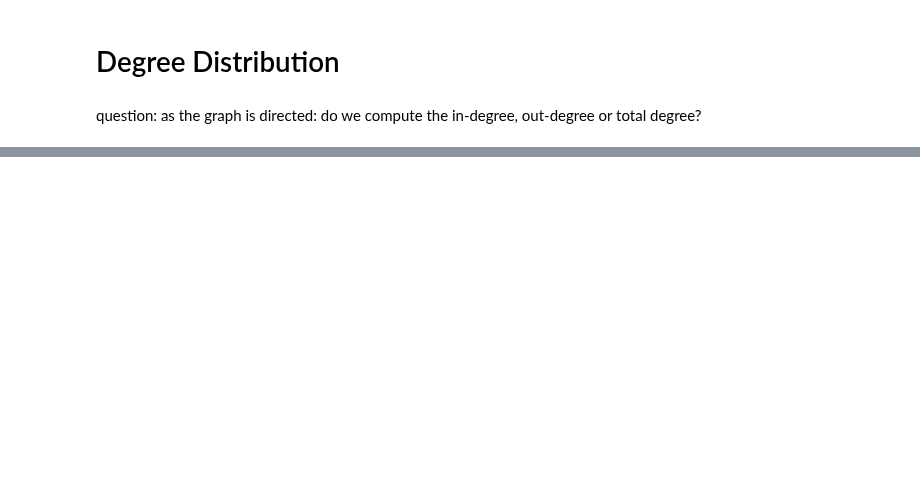
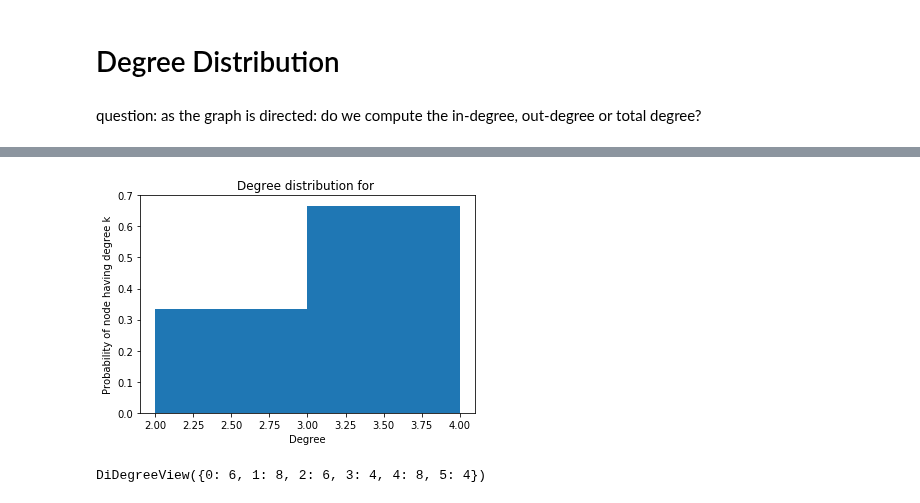
Before and after one commit to isabelaconstantin/wikinet, a Jupyter notebook: Project/Data_Exploration.ipynb, the cells around one changed output, grey strips where cells are left out. Cells and saved outputs as stored; diff of their text form; code cells hidden in the pictures; blank space fills up the shorter version.

```diff
--- a/Project/Data_Exploration.ipynb
+++ b/Project/Data_Exploration.ipynb
@@ -123,0 +201,24 @@ for G in Graphs:
+# %%
+def plot_distribution(degree):
+    '''
+    degree list: the list of node degrees
+    network_type: string used for plotting the title
+    '''
+    fig = plt.figure()
+    ax = plt.gca()
+    bins = min(int(np.max(degree) - np.min(degree)), 100)
+    a = plt.hist(degree, bins=bins, density=True)
+    #log = True
+    plt.xlabel('Degree')
+    plt.ylabel('Probability of node having degree k')
+    plt.title('Degree distribution for ')
+# %%
+degree_1= np.sum(A_1, axis=0)
+# %%
+plot_distribution(degree_1)
+# %% [output]
+[figure, added]
+# %%
+G_1.degree
+# %% [output]
+DiDegreeView({0: 6, 1: 8, 2: 6, 3: 4, 4: 8, 5: 4})
```
Also changed, not shown: parts of 18 cells of this notebook.
